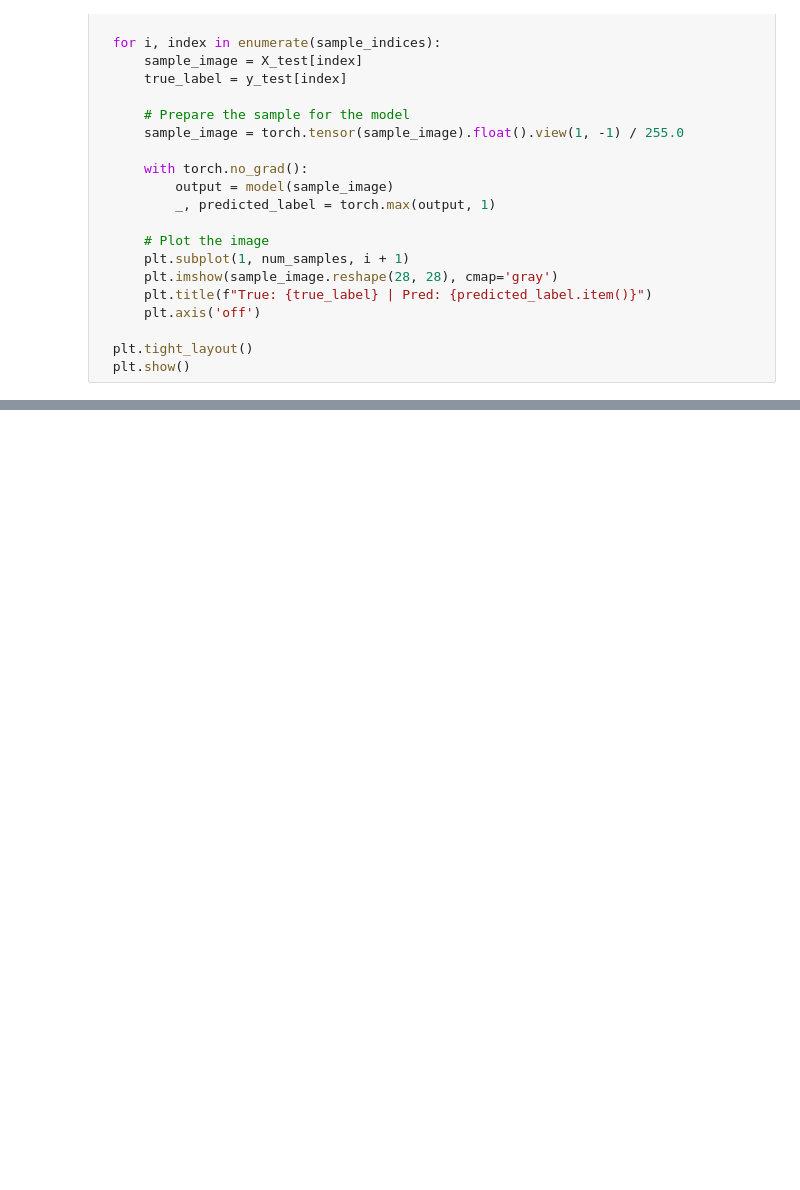
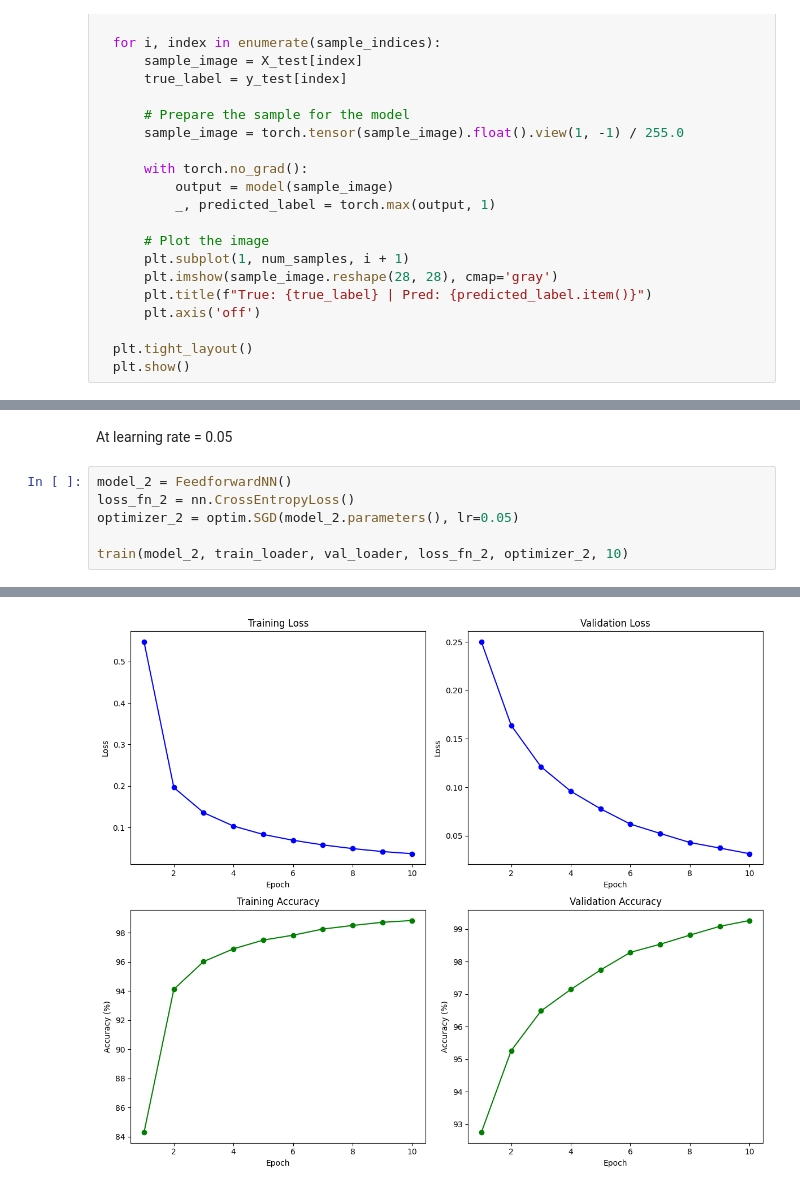
Before and after one commit to MennaMagdie/Machine-Learning-Labs, a Jupyter notebook: digit-recognition-system/neural_networks.ipynb, the cells around one changed output, grey strips where cells are left out. Saved outputs shown, nothing was run; the diff lists cells and outputs as text; blank space fills up the shorter version.

```diff
--- a/digit-recognition-system/neural_networks.ipynb
+++ b/digit-recognition-system/neural_networks.ipynb
@@ -319,0 +359,9 @@ Test Accuracy: 95.42%
+# %% [markdown]
+At learning rate = 0.05
+# %%
+model_2 = FeedforwardNN()
+loss_fn_2 = nn.CrossEntropyLoss()
+optimizer_2 = optim.SGD(model_2.parameters(), lr=0.05)
+
+train(model_2, train_loader, val_loader, loss_fn_2, optimizer_2, 10)
+# %% [output]
@@ -319,0 +385 @@ Test Accuracy: 95.42%
+[figure, added]
```
Also changed, not shown: parts of 56 cells of this notebook.
